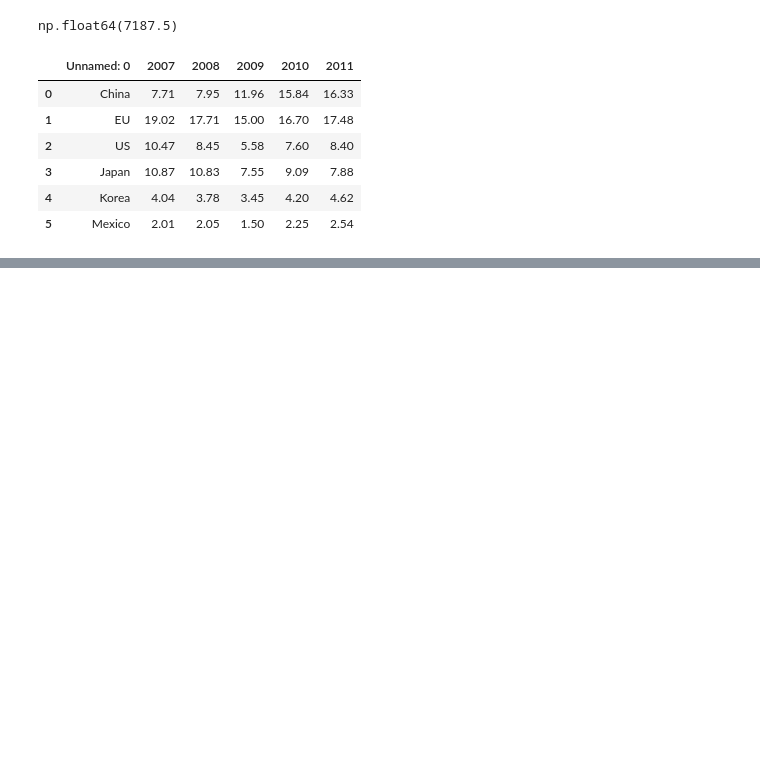
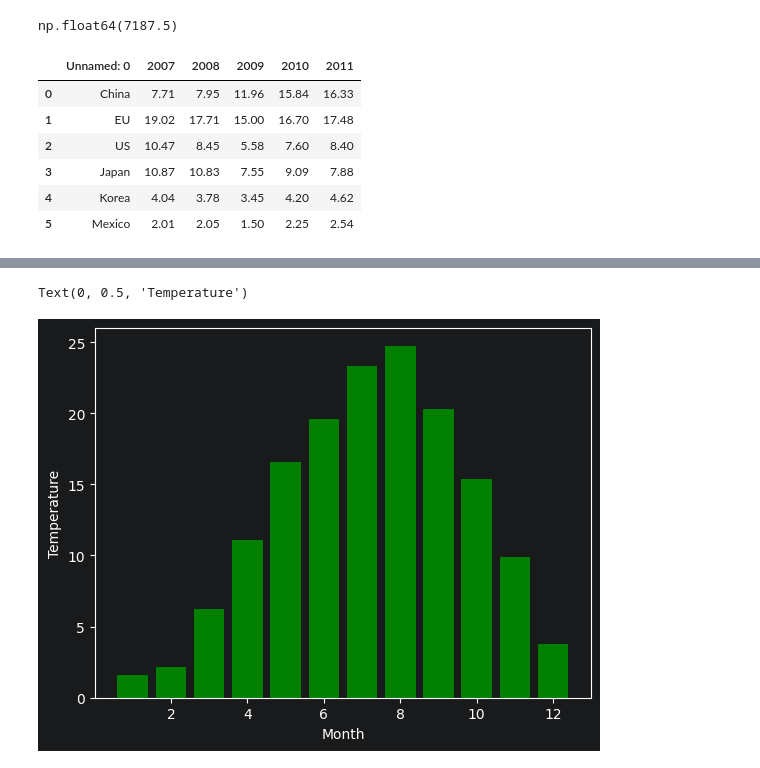
Before and after one commit to Gwiin/study, a Jupyter notebook: ML/pandas/ex_01.ipynb, the cells around one changed output, grey strips where cells are left out. Saved outputs shown, nothing was run; the diff lists cells and outputs as text; code cells hidden in the pictures; blank space fills up the shorter version.

```diff
--- a/ML/pandas/ex_01.ipynb
+++ b/ML/pandas/ex_01.ipynb
@@ -95,0 +302,2 @@ df
+# %%
+filepath = '../csv/'
@@ -95,0 +513,17 @@ df
+# %%
+weather = pd.read_csv(filepath + 'weather.csv', encoding = 'CP949')
+weather['month'] = pd.DatetimeIndex(weather['일시']).month
+
+monthly = [None for x in range(12) ]
+monthly_wind = [0 for x in range(12) ]
+for i in range(12):
+    monthly[i] = weather[ weather['month'] == i + 1 ]
+    monthly_wind[i] = monthly[i]['평균기온'].mean()
+
+months = np.arange(1,13)
+plt.bar(months, monthly_wind, color='green')
+plt.xlabel('Month')
+plt.ylabel("Temperature")
+# %% [output]
+Text(0, 0.5, 'Temperature')
+[figure, added]
```
Also changed, not shown: parts of 54 cells of this notebook, 6 other files.
